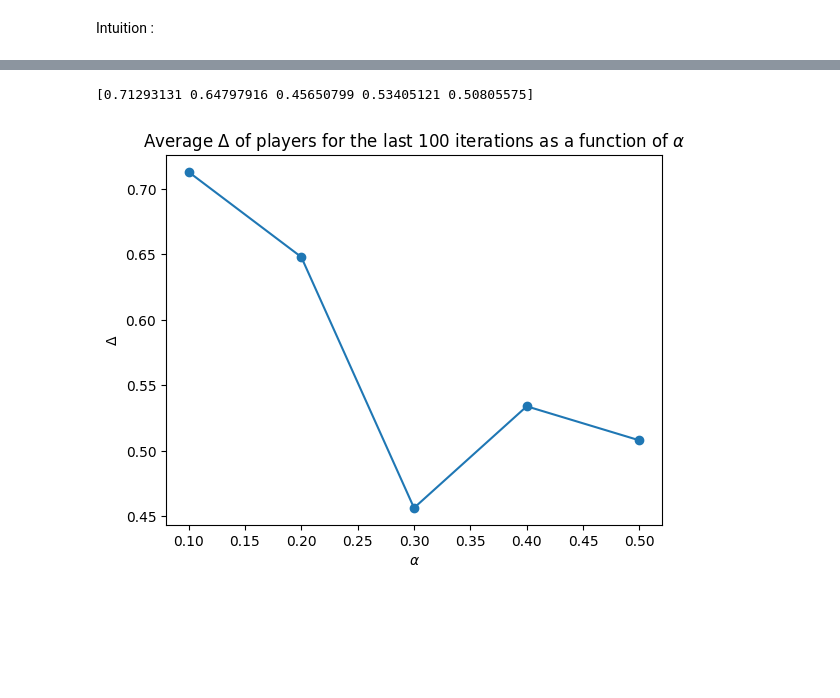
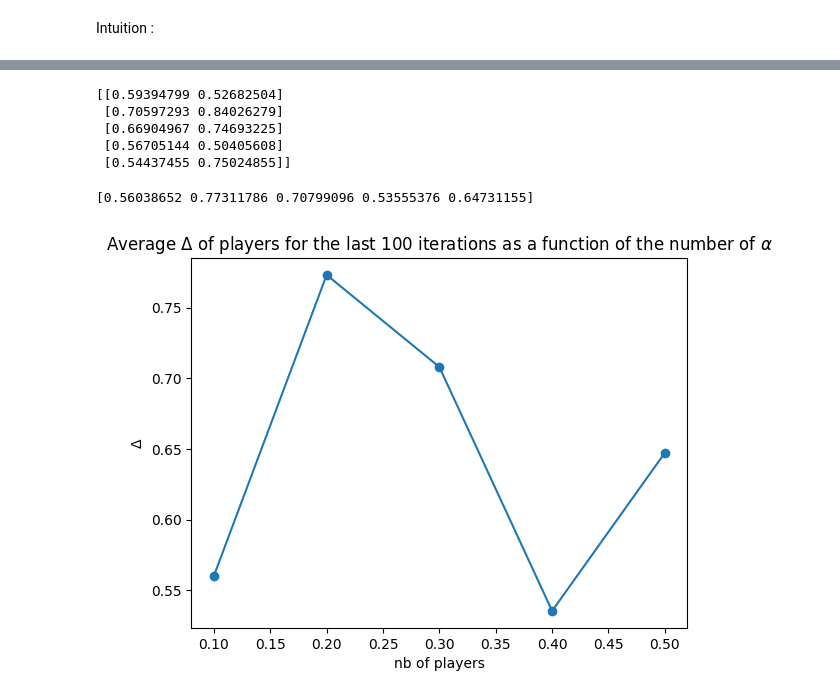
Before and after one commit to Suzie14/RLandPricing, a Jupyter notebook: notebooks/var_alpha.ipynb, the cells around one changed output, grey strips where cells are left out. Saved outputs shown, nothing was run; the diff lists cells and outputs as text; code cells hidden in the pictures; blank space fills up the shorter version.

```diff
--- a/notebooks/var_alpha.ipynb
+++ b/notebooks/var_alpha.ipynb
@@ -157,14 +99,0 @@ plt.show()
-# %%
-RN = 0.23
-RM = 0.34
-Rmean1 = np.zeros(5)
-Rmean2 = np.zeros(5)
-DRmean1 = np.zeros(5)
-DRmean2 = np.zeros(5)
-for i in range (len(aggregated_agent1)):
-    Rmean1[i] = aggregated_agent1[i][-100:].mean()
-    Rmean2[i] = aggregated_agent2[i][-100:].mean()
-    DRmean1[i] = (Rmean1[i] - RN)/(RM - RN)
-    DRmean2[i] = (Rmean2[i] - RN)/(RM - RN)
-print(DRmean1)
-print(DRmean2)
@@ -174,12 +164,33 @@ print(DRmean2)
+# %%
+prices = pr.PriceOptimizer()
+collusion_profit, collusion_prices = prices.CollusionPrice()
+nash_profit, nash_prices = prices.NashPrice()
+RN = nash_profit
+RC = collusion_profit
+
+Rmean = np.zeros((len(aggregated_agents), 2))
+DRmean = np.zeros((len(aggregated_agents), 2))
+
+for i in range (len(aggregated_agents)):
+    for j in range (2):
+        Rmean[i][j] = aggregated_agents[i][-100:,j].mean()
+        DRmean[i][j] = (Rmean[i][j] - RN)/(RC - RN)
+
+print(DRmean)
+# %% [output]
+[[0.59394799 0.52682504]
+ [0.70597293 0.84026279]
+ [0.66904967 0.74693225]
+ [0.56705144 0.50405608]
+ [0.54437455 0.75024855]]
 # %%
-DRmean12 = [DRmean1,DRmean2]
-DRmean = np.mean(DRmean12, axis=0)
-print(DRmean)
-plt.plot([0.1,0.2,0.3,0.4,0.5],DRmean, linestyle='-', marker='o')
-plt.xlabel('$\\alpha$')
+av = np.mean(DRmean, axis=1)
+print(av)
+plt.plot(alpha,av, linestyle='-', marker='o')
+plt.xlabel('nb of players')
 plt.ylabel('$\\Delta$')
-plt.title('Average $\\Delta$ of players for the last 100 iterations as a function of $\\alpha$')
+plt.title('Average $\\Delta$ of players for the last 100 iterations as a function of the number of $\\alpha$')
 plt.show()
 # %% [output]
-[0.71293131 0.64797916 0.45650799 0.53405121 0.50805575]
+[0.56038652 0.77311786 0.70799096 0.53555376 0.64731155]
-[figure, old version]
+[figure, new version]
```
Also changed, not shown: parts of 9 cells of this notebook, 2 other files.
